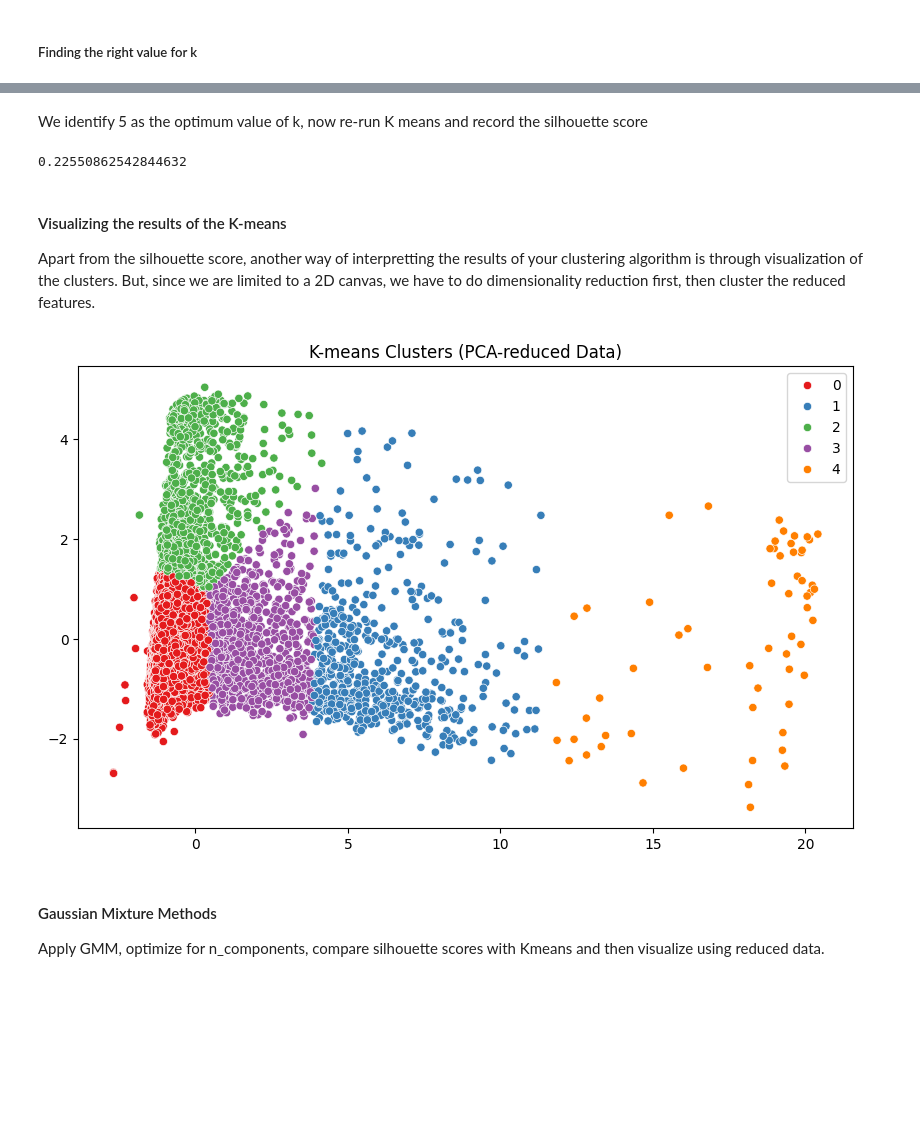
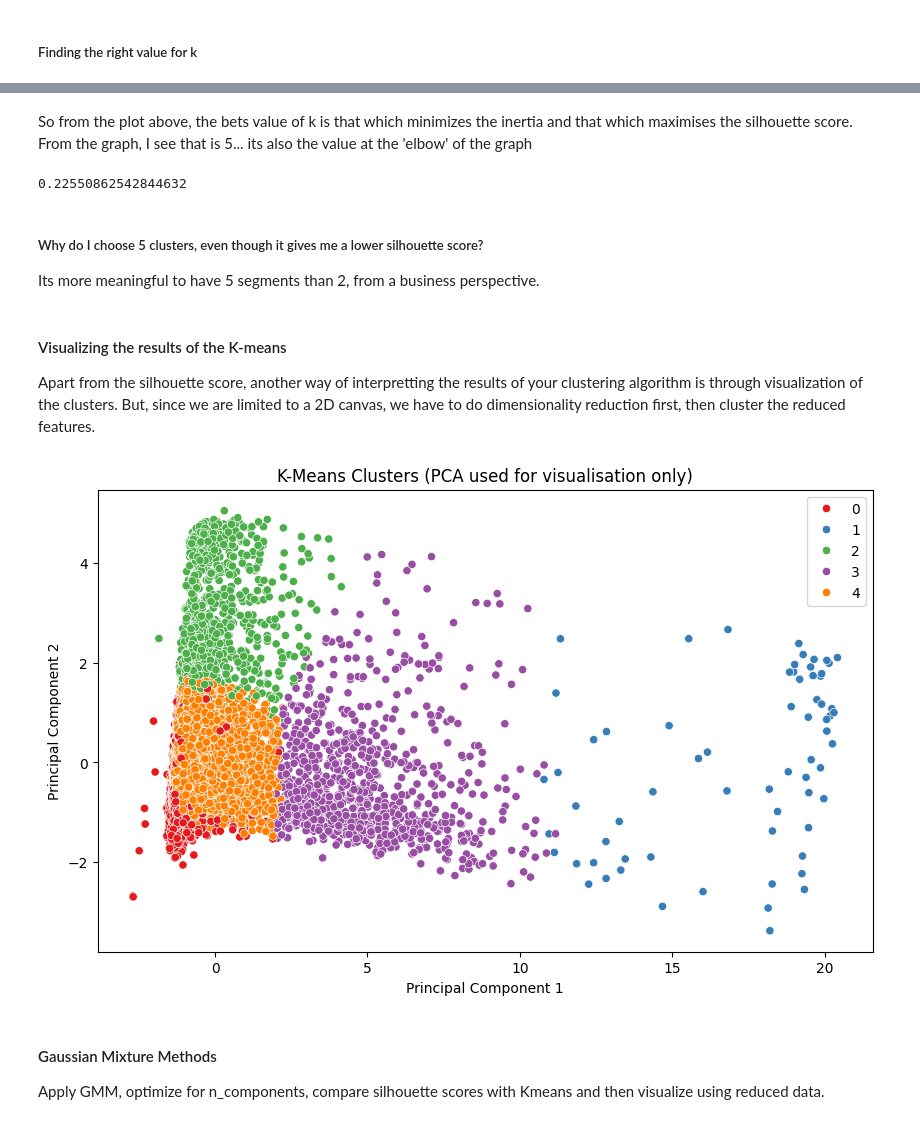
Before and after one commit to WamzMwangi/Advanced_Machine_Learning, a Jupyter notebook: Clustering_Algorithms/Spotify_clustering_project.ipynb, the cells around one changed output, grey strips where cells are left out. Drawn from its saved outputs; the diff is of its cells as text; code cells hidden in the pictures; blank space fills up the shorter version.

```diff
--- a/Clustering_Algorithms/Spotify_clustering_project.ipynb
+++ b/Clustering_Algorithms/Spotify_clustering_project.ipynb
@@ -195,5 +210,5 @@ plt.show()
 # %% [markdown]
-We identify 5 as the optimum value of k, now re-run K means and record the silhouette score
+So from the plot above, the bets value of k is that which minimizes the inertia and that which maximises the silhouette score. From the graph, I see that is 5... its also the value at the 'elbow' of the graph
 # %%
 kmeans_final = KMeans(n_clusters=5, random_state=42,
                       init='k-means++', n_init='auto')
@@ -204,6 +219,10 @@ from sklearn.metrics import silhouette_score
 silhouette_score(scaled_df, kmeans_final.labels_, metric='euclidean')
 # %% [output]
 0.22550862542844632
+# %% [markdown]
+##### Why do I choose 5 clusters, even though it gives me a lower silhouette score?
+
+Its more meaningful to have 5 segments than 2, from a business perspective.
 # %% [markdown]
 #### Visualizing the results of the K-means
 Apart from the silhouette score, another way of interpretting the results of your clustering algorithm is through visualization of the clusters. But, since we are limited to a 2D canvas, we have to do dimensionality reduction first, then cluster the reduced features.
@@ -220,11 +229,23 @@ pca_labels_kmeans = kmeans_pca.labels_
-# %%
-#plot the clusters
-plt.figure(figsize=(10, 6))
-sns.scatterplot(x=pca_result[:, 0], y=pca_result[:, 1], hue=pca_labels_kmeans, palette='Set1')
-plt.title('K-means Clusters (PCA-reduced Data)')
-plt.show()
-# %% [output]
-[figure, removed]
+# %%
+# cluster on the full data, but visualise using PCA only
+kmeans_final = KMeans(n_clusters=5, random_state=42, init='k-means++', n_init='auto')
+labels_kmeans = kmeans_final.fit_predict(scaled_df)
+
+# reduce to 2D for visualisation only
+from sklearn.decomposition import PCA
+
+pca = PCA(n_components=2)
+pca_result = pca.fit_transform(scaled_df)
+
+# plot your graph
+plt.figure(figsize=(10, 6))
+sns.scatterplot(x=pca_result[:, 0], y=pca_result[:, 1], hue=labels_kmeans, palette='Set1')
+plt.title('K-Means Clusters (PCA used for visualisation only)')
+plt.xlabel('Principal Component 1')
+plt.ylabel('Principal Component 2')
+plt.show()
+# %% [output]
+[figure, added]
 # %% [markdown]
 #### Gaussian Mixture Methods
 
```
Also changed, not shown: parts of 28 cells of this notebook.
